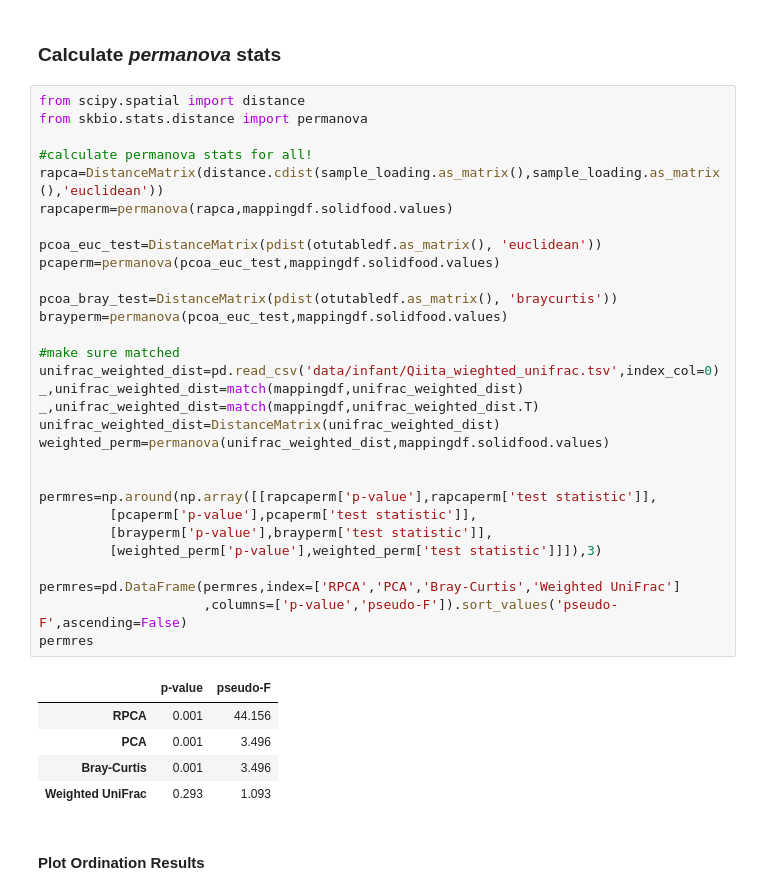
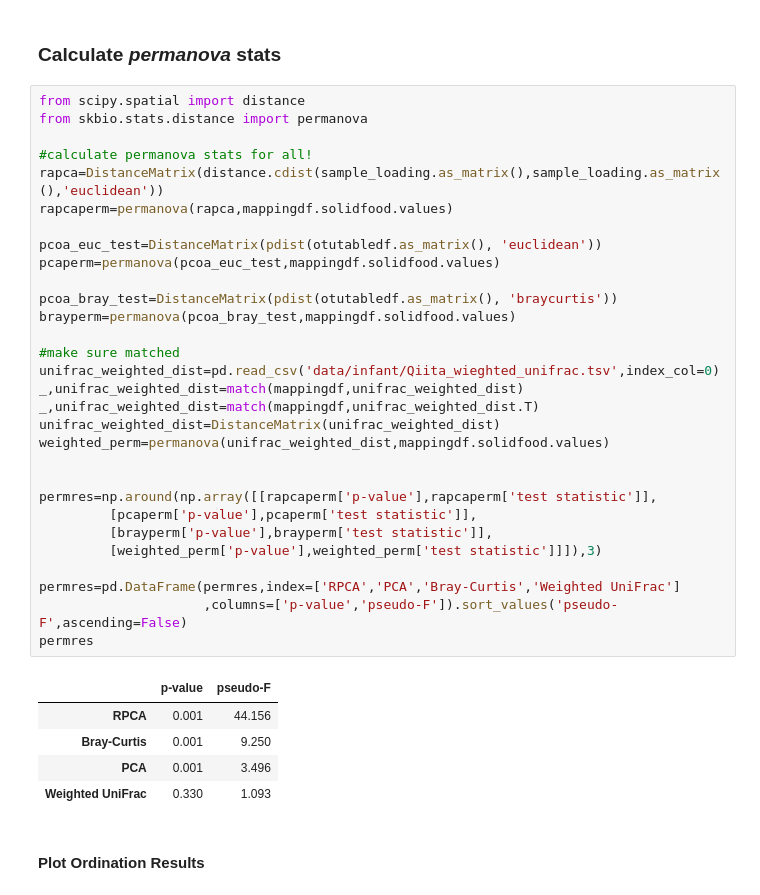
Before and after one commit to biocore/DEICODE, a Jupyter notebook: Examples/infant_gut.ipynb, the cells around one changed output. Cells and saved outputs as stored; diff of their text form.

```diff
--- a/Examples/infant_gut.ipynb
+++ b/Examples/infant_gut.ipynb
@@ -110,37 +110,37 @@ from scipy.spatial import distance
 from skbio.stats.distance import permanova
 
 #calculate permanova stats for all!
 rapca=DistanceMatrix(distance.cdist(sample_loading.as_matrix(),sample_loading.as_matrix(),'euclidean'))
 rapcaperm=permanova(rapca,mappingdf.solidfood.values)
 
 pcoa_euc_test=DistanceMatrix(pdist(otutabledf.as_matrix(), 'euclidean'))
 pcaperm=permanova(pcoa_euc_test,mappingdf.solidfood.values)
 
 pcoa_bray_test=DistanceMatrix(pdist(otutabledf.as_matrix(), 'braycurtis'))
-brayperm=permanova(pcoa_euc_test,mappingdf.solidfood.values)
+brayperm=permanova(pcoa_bray_test,mappingdf.solidfood.values)
 
 #make sure matched
 unifrac_weighted_dist=pd.read_csv('data/infant/Qiita_wieghted_unifrac.tsv',index_col=0)
 _,unifrac_weighted_dist=match(mappingdf,unifrac_weighted_dist)
 _,unifrac_weighted_dist=match(mappingdf,unifrac_weighted_dist.T)
 unifrac_weighted_dist=DistanceMatrix(unifrac_weighted_dist)
 weighted_perm=permanova(unifrac_weighted_dist,mappingdf.solidfood.values)
 
 
 permres=np.around(np.array([[rapcaperm['p-value'],rapcaperm['test statistic']],
          [pcaperm['p-value'],pcaperm['test statistic']],
          [brayperm['p-value'],brayperm['test statistic']],
          [weighted_perm['p-value'],weighted_perm['test statistic']]]),3)
 
 permres=pd.DataFrame(permres,index=['RPCA','PCA','Bray-Curtis','Weighted UniFrac']
                      ,columns=['p-value','pseudo-F']).sort_values('pseudo-F',ascending=False)
 permres
 # %% [output]
 |  | p-value | pseudo-F |
 | RPCA | 0.001 | 44.156 |
+| Bray-Curtis | 0.001 | 9.250 |
 | PCA | 0.001 | 3.496 |
-| Bray-Curtis | 0.001 | 3.496 |
-| Weighted UniFrac | 0.293 | 1.093 |
+| Weighted UniFrac | 0.330 | 1.093 |
 # %% [markdown]
 #### Plot Ordination Results
 # %%
```
Also changed, not shown: parts of 2 cells of this notebook, 6 other files.
